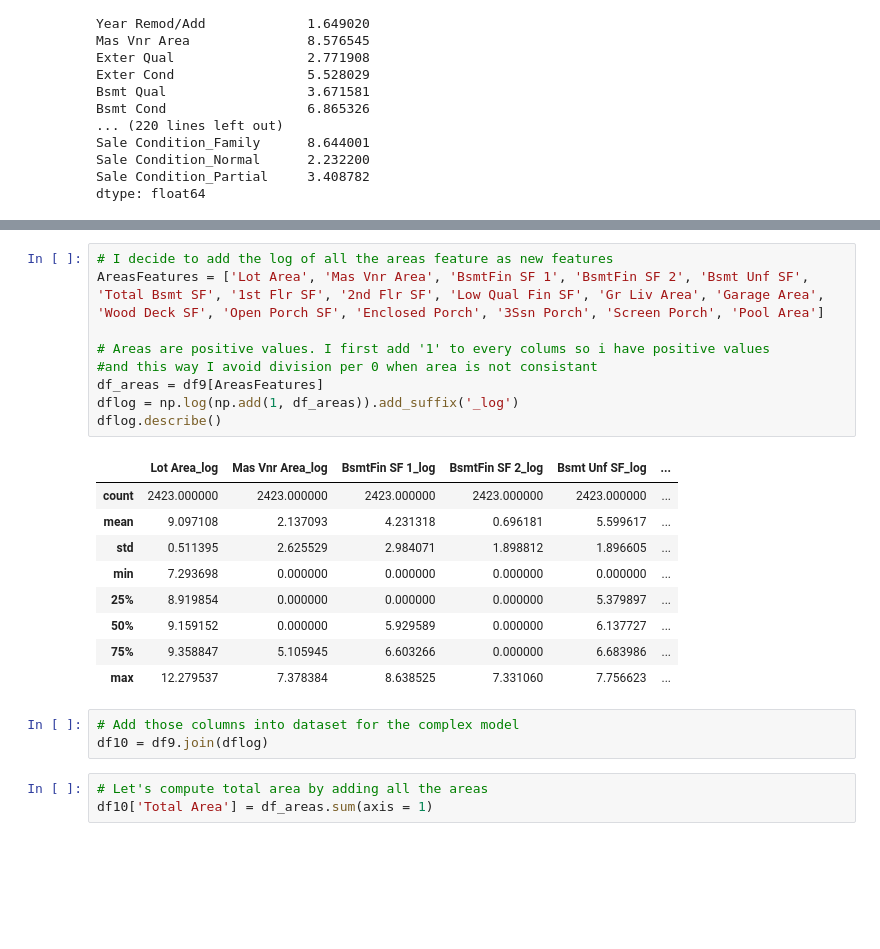
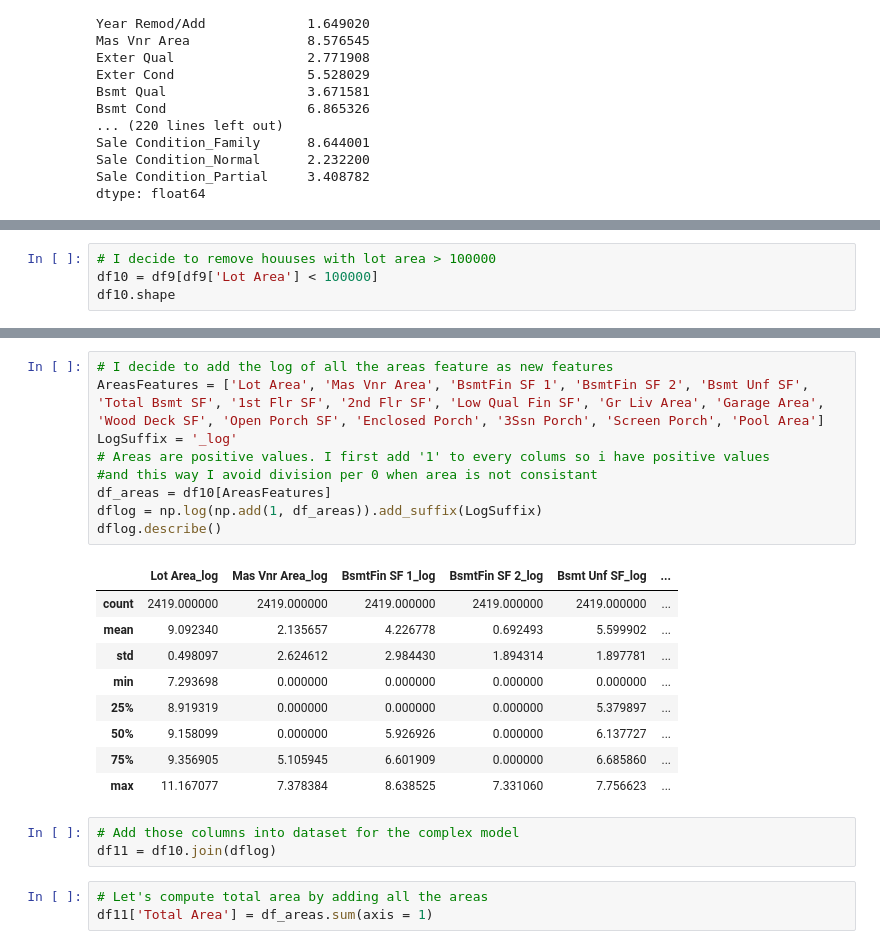
Before and after one commit to mickaelperring/p1, a Jupyter notebook: p3/part3.ipynb, the cells around one changed output, grey strips where cells are left out. Saved outputs shown, nothing was run; the diff lists cells and outputs as text; blank space fills up the shorter version.

```diff
--- a/p3/part3.ipynb
+++ b/p3/part3.ipynb
@@ -308,2 +314,6 @@ plt.show()
 # %% [output]
 [figure]
+# %%
+# I decide to remove houuses with lot area > 100000
+df10 = df9[df9['Lot Area'] < 100000]
+df10.shape
@@ -320,26 +339,26 @@ plt.show()
 # %%
 # I decide to add the log of all the areas feature as new features
 AreasFeatures = ['Lot Area', 'Mas Vnr Area', 'BsmtFin SF 1', 'BsmtFin SF 2', 'Bsmt Unf SF', 'Total Bsmt SF', '1st Flr SF', '2nd Flr SF', 'Low Qual Fin SF', 'Gr Liv Area', 'Garage Area', 'Wood Deck SF', 'Open Porch SF', 'Enclosed Porch', '3Ssn Porch', 'Screen Porch', 'Pool Area']
-
+LogSuffix = '_log'
 # Areas are positive values. I first add '1' to every colums so i have positive values
 #and this way I avoid division per 0 when area is not consistant
-df_areas = df9[AreasFeatures]
-dflog = np.log(np.add(1, df_areas)).add_suffix('_log')
+df_areas = df10[AreasFeatures]
+dflog = np.log(np.add(1, df_areas)).add_suffix(LogSuffix)
 dflog.describe()
 # %% [output]
 |  | Lot Area_log | Mas Vnr Area_log | BsmtFin SF 1_log | BsmtFin SF 2_log | Bsmt Unf SF_log | ... |
-| count | 2423.000000 | 2423.000000 | 2423.000000 | 2423.000000 | 2423.000000 | ... |
-| mean | 9.097108 | 2.137093 | 4.231318 | 0.696181 | 5.599617 | ... |
-| std | 0.511395 | 2.625529 | 2.984071 | 1.898812 | 1.896605 | ... |
+| count | 2419.000000 | 2419.000000 | 2419.000000 | 2419.000000 | 2419.000000 | ... |
+| mean | 9.092340 | 2.135657 | 4.226778 | 0.692493 | 5.599902 | ... |
+| std | 0.498097 | 2.624612 | 2.984430 | 1.894314 | 1.897781 | ... |
 | min | 7.293698 | 0.000000 | 0.000000 | 0.000000 | 0.000000 | ... |
-| 25% | 8.919854 | 0.000000 | 0.000000 | 0.000000 | 5.379897 | ... |
-| 50% | 9.159152 | 0.000000 | 5.929589 | 0.000000 | 6.137727 | ... |
-| 75% | 9.358847 | 5.105945 | 6.603266 | 0.000000 | 6.683986 | ... |
-| max | 12.279537 | 7.378384 | 8.638525 | 7.331060 | 7.756623 | ... |
+| 25% | 8.919319 | 0.000000 | 0.000000 | 0.000000 | 5.379897 | ... |
+| 50% | 9.158099 | 0.000000 | 5.926926 | 0.000000 | 6.137727 | ... |
+| 75% | 9.356905 | 5.105945 | 6.601909 | 0.000000 | 6.685860 | ... |
+| max | 11.167077 | 7.378384 | 8.638525 | 7.331060 | 7.756623 | ... |
 # %%
 # Add those columns into dataset for the complex model
-df10 = df9.join(dflog)
+df11 = df10.join(dflog)
 # %%
 # Let's compute total area by adding all the areas
-df10['Total Area'] = df_areas.sum(axis = 1)
+df11['Total Area'] = df_areas.sum(axis = 1)
 # %%
```
Also changed, not shown: parts of 28 cells of this notebook.
